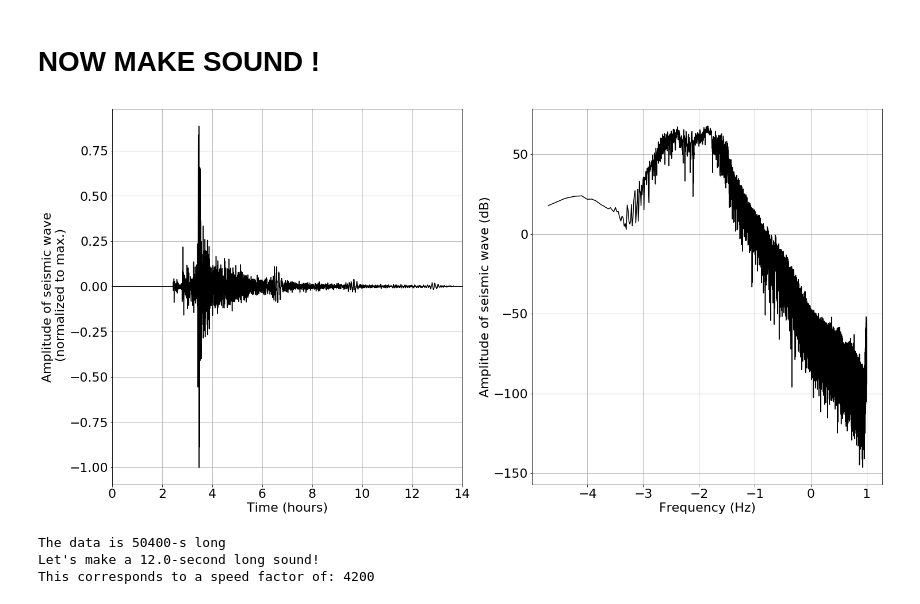
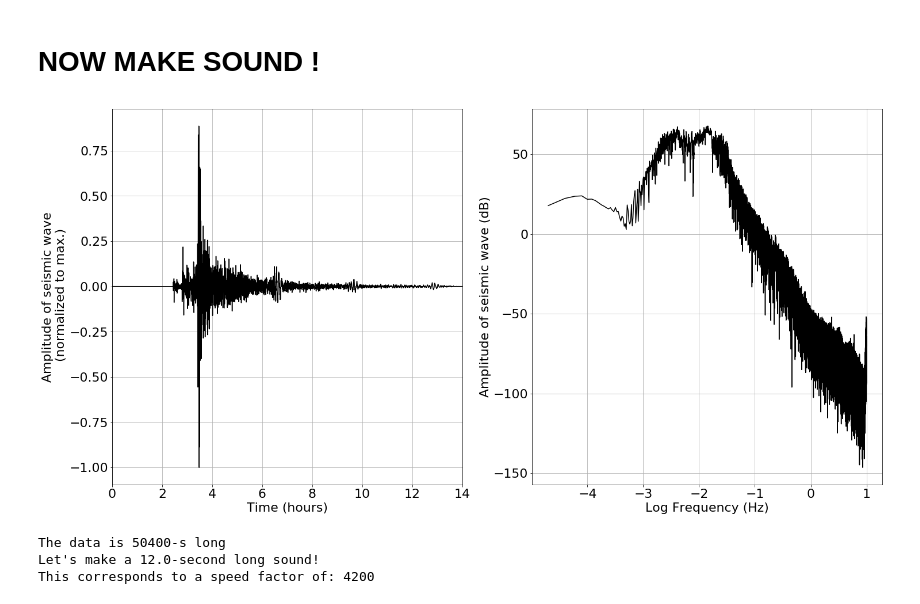
Before and after one commit to benholtzman/datamovies, a Jupyter notebook: 1_notebooks/NB01_DirectSonification.ipynb, the cells around one changed output. Drawn from its saved outputs; the diff is of its cells as text; code cells hidden in the pictures.

```diff
--- a/1_notebooks/NB01_DirectSonification.ipynb
+++ b/1_notebooks/NB01_DirectSonification.ipynb
@@ -105,21 +105,21 @@ data_n = data/np.amax(np.absolute(data))
 # %%
 # plot again
 S = spfft.fft(data_n,Nfft); S = S[:int(Nfft/2)]
 
 plt.figure(figsize=(12*2,6*2))
 plt.subplot(1,2,1)
 plt.plot(t_hours,data_n,'k')
 plt.xlabel('Time (hours)')
 plt.ylabel('Amplitude of seismic wave\n (normalized to max.)')
 plt.grid()
 plt.xlim([0,duration/3600])
 plt.subplot(1,2,2)
 plt.plot(np.log10(f),20*np.log10(np.absolute(S)),'k')
-plt.xlabel('Frequency (Hz)')
+plt.xlabel('Log Frequency (Hz)')
 plt.ylabel('Amplitude of seismic wave (dB)')
 plt.grid()
 # %% [output]
-[figure, old version]
+[figure, new version]
 # %%
 OutFileName = FileNameIn[:-4] + '_sonified.wav'
 
```
Also changed, not shown: 1 other file.
